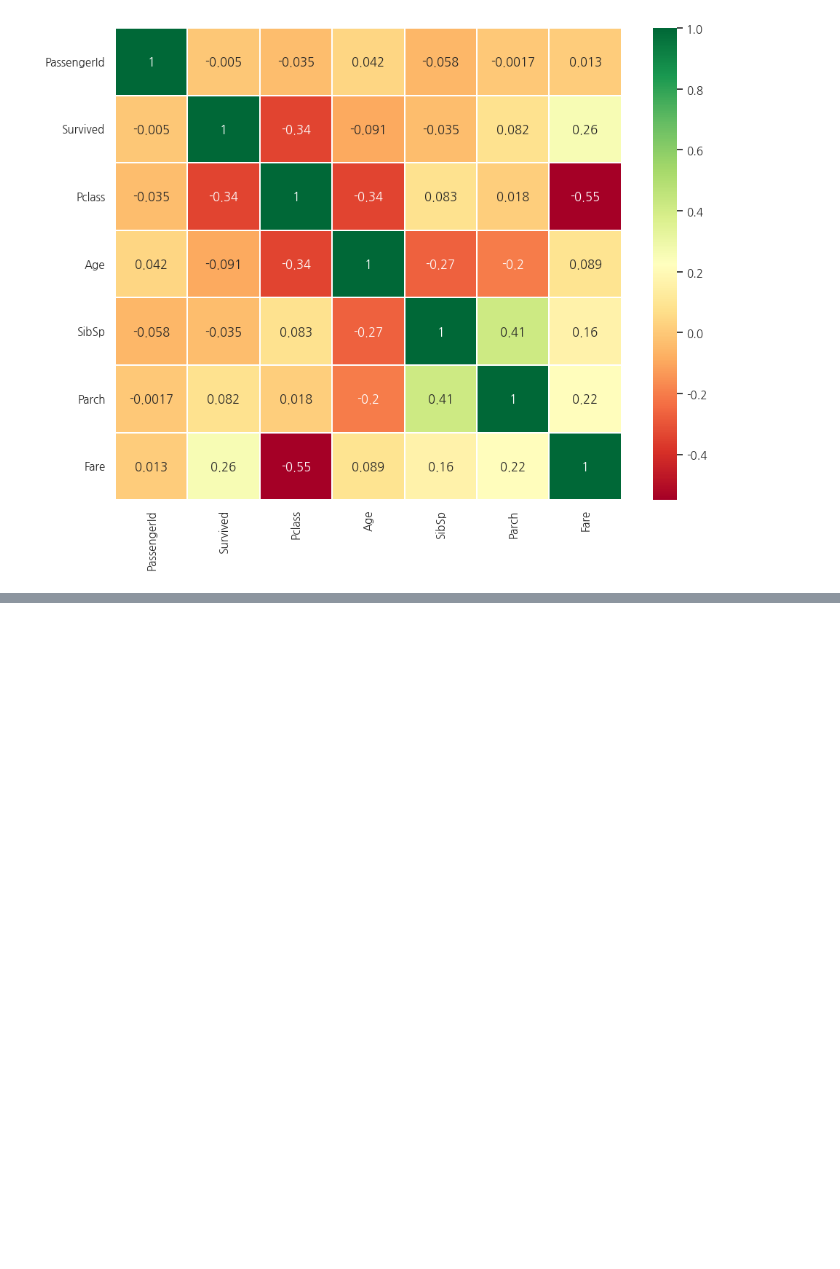
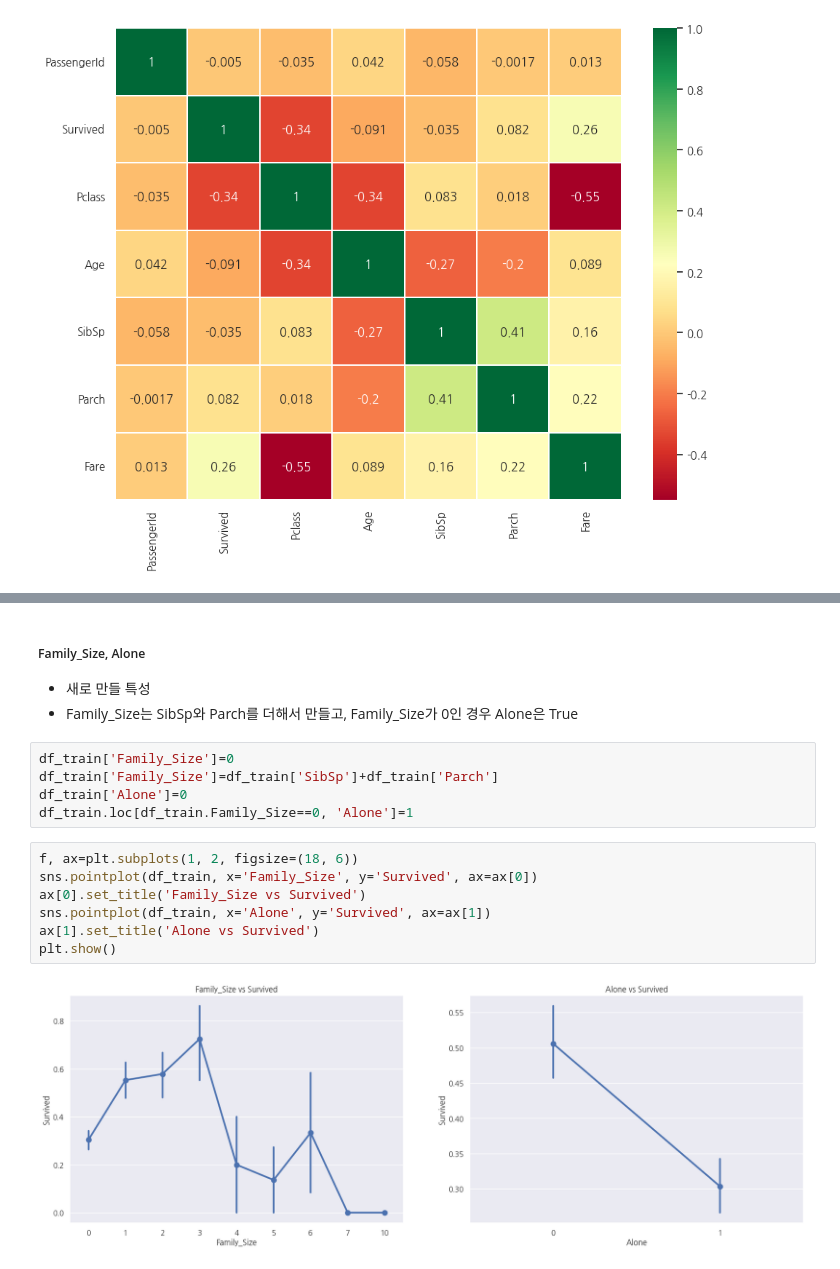
Before and after one commit to hugoMGSung/study-pytorch, a Jupyter notebook: after_hs/ah002_Titanic.ipynb, the cells around one changed output, grey strips where cells are left out. Saved outputs shown, nothing was run; the diff lists cells and outputs as text; blank space fills up the shorter version.

```diff
--- a/after_hs/ah002_Titanic.ipynb
+++ b/after_hs/ah002_Titanic.ipynb
@@ -365,0 +463,18 @@ plt.show()
+# %% [markdown]
+##### Family_Size, Alone
+- 새로 만들 특성
+- Family_Size는 SibSp와 Parch를 더해서 만들고, Family_Size가 0인 경우 Alone은 True
+# %%
+df_train['Family_Size']=0
+df_train['Family_Size']=df_train['SibSp']+df_train['Parch']
+df_train['Alone']=0
+df_train.loc[df_train.Family_Size==0, 'Alone']=1
+# %%
+f, ax=plt.subplots(1, 2, figsize=(18, 6))
+sns.pointplot(df_train, x='Family_Size', y='Survived', ax=ax[0])
+ax[0].set_title('Family_Size vs Survived')
+sns.pointplot(df_train, x='Alone', y='Survived', ax=ax[1])
+ax[1].set_title('Alone vs Survived')
+plt.show()
+# %% [output]
+[figure, added]
```
Also changed, not shown: parts of 61 cells of this notebook, 1 other file.
